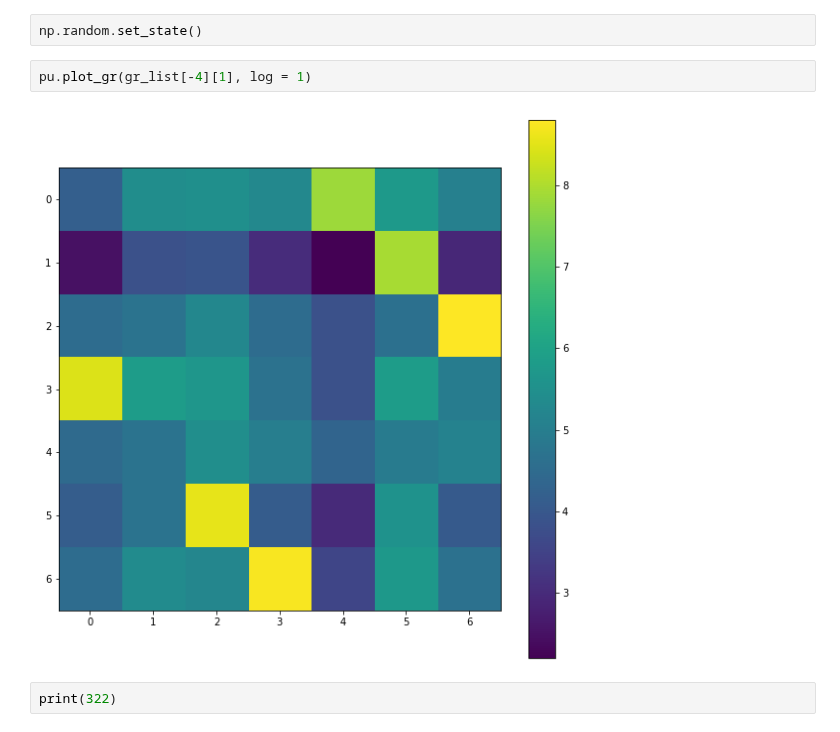
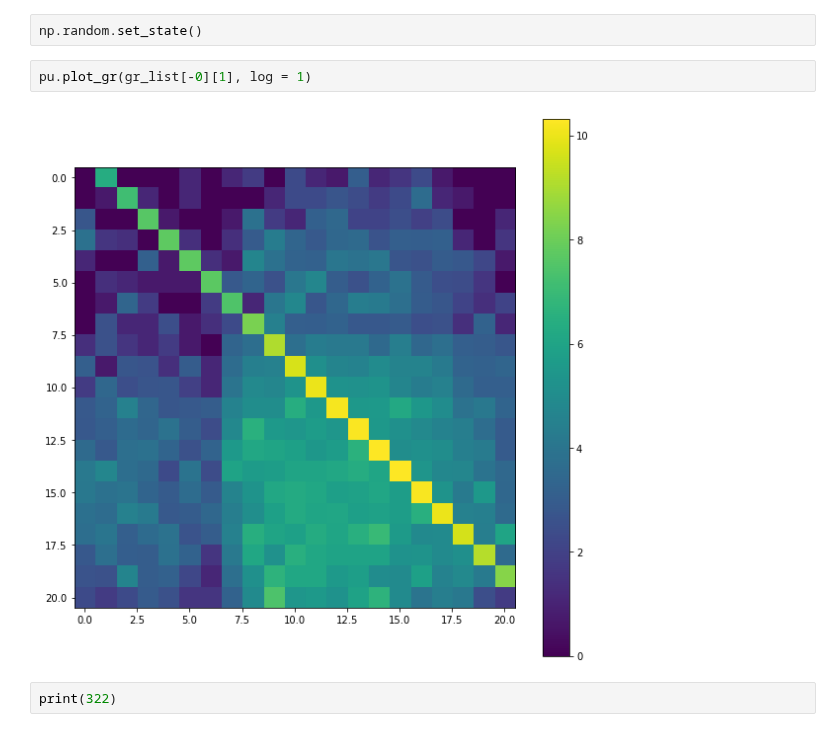
Before and after one commit to rykachevskiy/CRISPR, a Jupyter notebook: Probabilistic_model/PM, new annealing.ipynb, the cells around one changed output. Saved outputs shown, nothing was run; the diff lists cells and outputs as text.

```diff
--- a/Probabilistic_model/PM, new annealing.ipynb
+++ b/Probabilistic_model/PM, new annealing.ipynb
@@ -345,9 +345,9 @@ plt.show()
 # %%
 np.random.set_state()
 # %%
-pu.plot_gr(gr_list[-4][1], log = 1)
+pu.plot_gr(gr_list[-0][1], log = 1)
 # %% [output]
-[figure, old version]
+[figure, new version]
 # %%
 print(322)
 # %%
```
Also changed, not shown: parts of 1 cell of this notebook, 25 other files.
